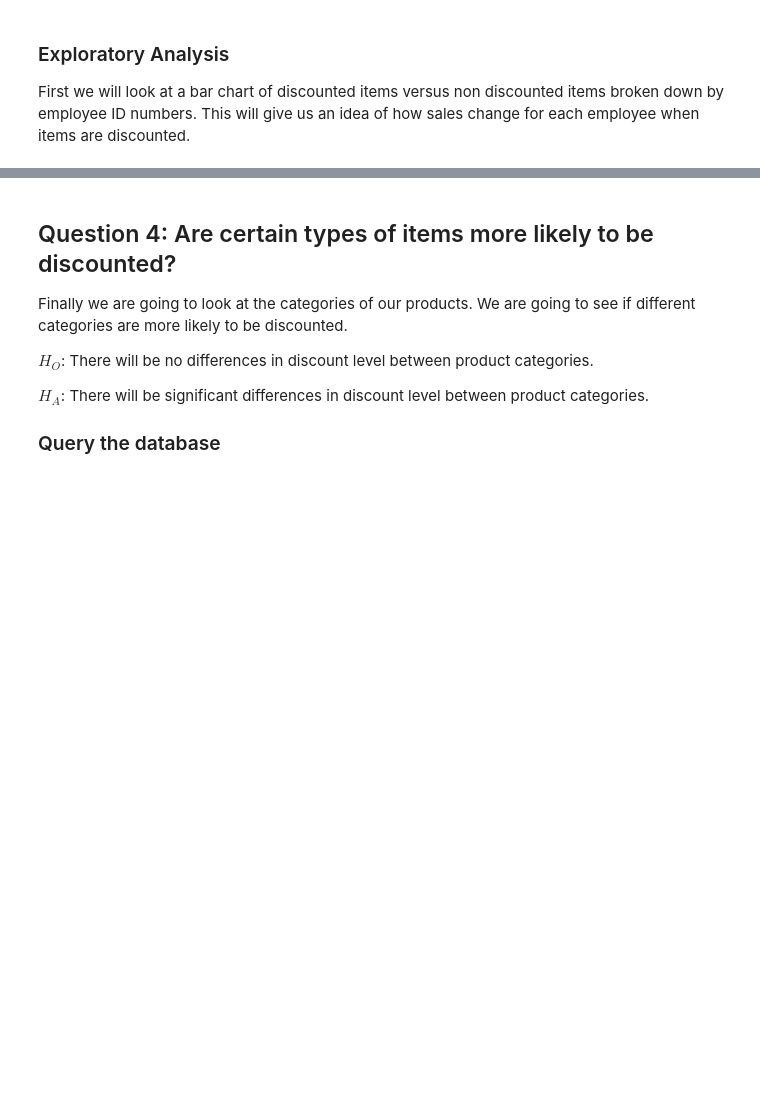
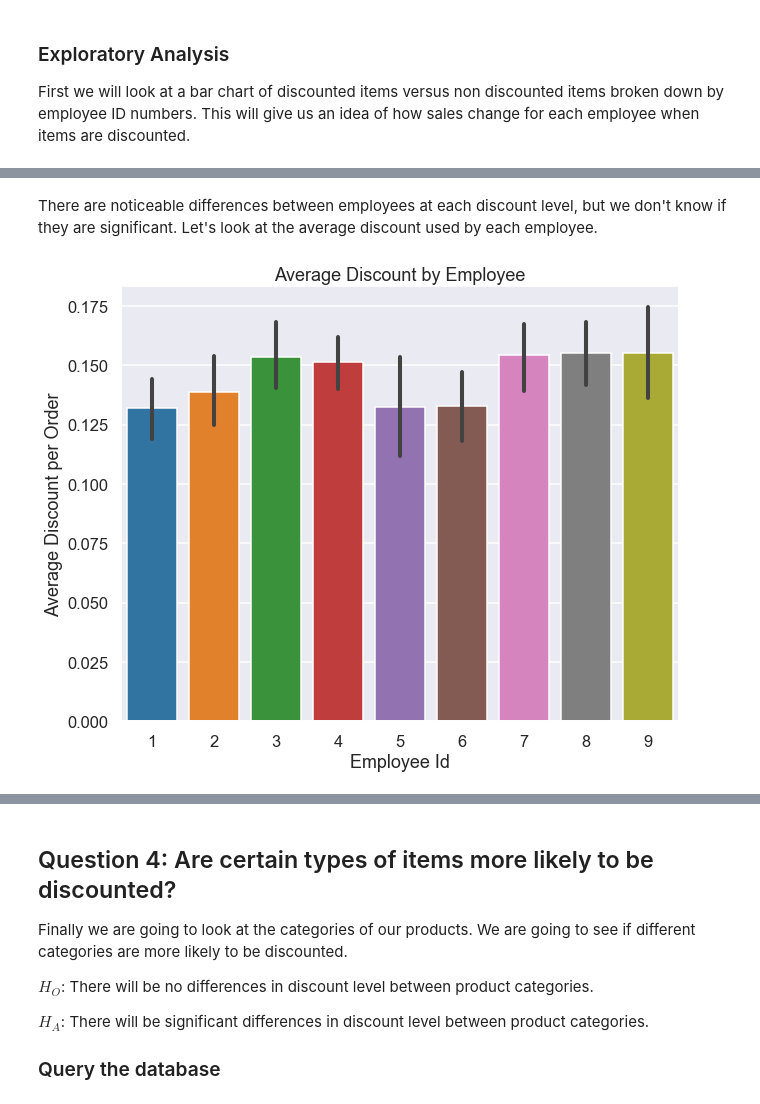
Before and after one commit to CGrannan/hypothesis-testing-with-the-Northwind-Database, a Jupyter notebook: Notebook.ipynb, the cells around one changed output, grey strips where cells are left out. Drawn from its saved outputs; the diff is of its cells as text; code cells hidden in the pictures; blank space fills up the shorter version.

```diff
--- a/Notebook.ipynb
+++ b/Notebook.ipynb
@@ -586 +630,12 @@ bars.legend(title = 'Employee ID', loc='center left', bbox_to_anchor=(1, 0.5), n
+# %% [markdown]
+There are noticeable differences between employees at each discount level, but we don't know if they are significant. Let's look at the average discount used by each employee.
+# %%
+plt.figure(figsize = (10,8))
+bars = sns.barplot(x=q3.EmployeeId, y=q3.Discount)
+plt.title("Average Discount by Employee")
+plt.ylabel("Average Discount per Order")
+plt.xlabel("Employee Id")
+plt.show()
+# %% [output]
+[figure, added]
 # %% [markdown]
```
Also changed, not shown: parts of 27 cells of this notebook, 1 other file.
